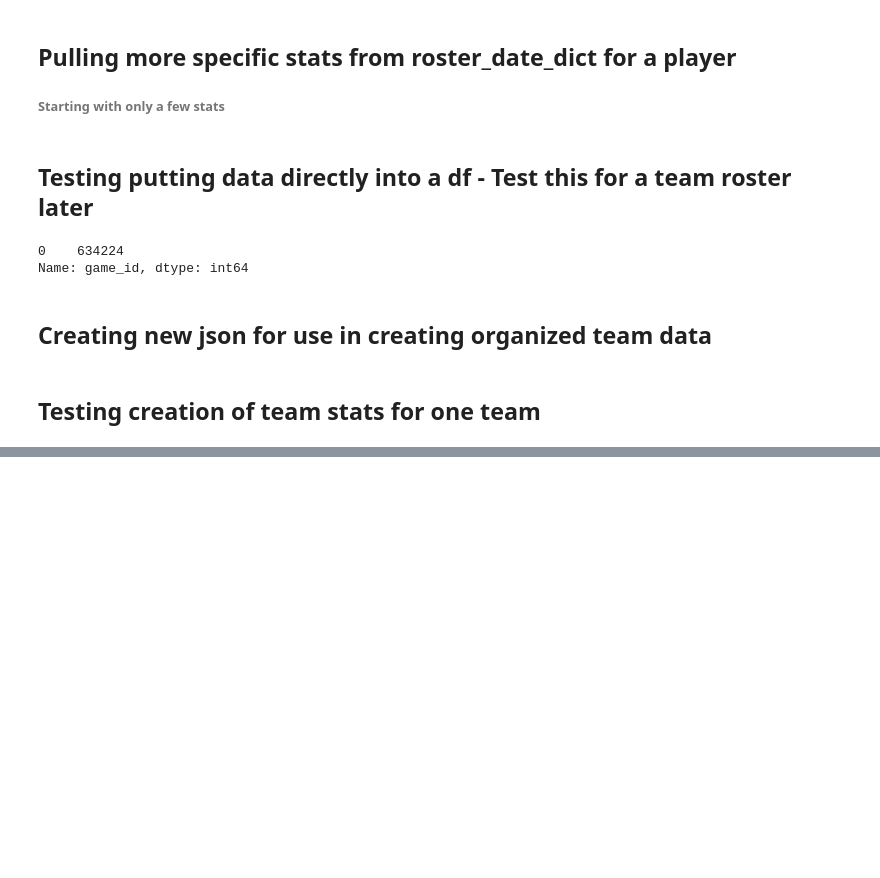
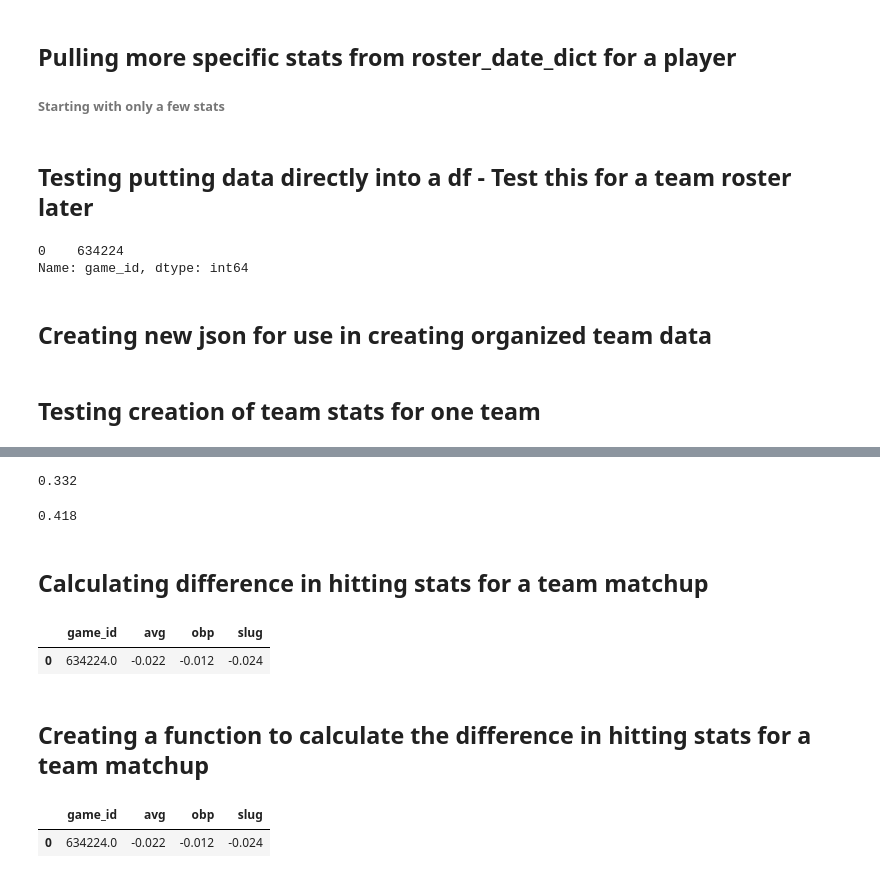
Before and after one commit to P-Smyth/Baseball-Stats-Project, a Jupyter notebook: Baseball Training Data.ipynb, the cells around one changed output, grey strips where cells are left out. Drawn from its saved outputs; the diff is of its cells as text; code cells hidden in the pictures; blank space fills up the shorter version.

Commit message:
Added hitting stats functions

```diff
--- a/Baseball Training Data.ipynb
+++ b/Baseball Training Data.ipynb
@@ -565,2 +565,6 @@ with open('roster_by_group', 'w') as fout:
 # %% [markdown]
 ## Testing creation of team stats for one team
+# %%
+#reading json
+f = open('roster_by_group')
+roster_groups = json.load(f)
@@ -566,0 +599,14 @@ with open('roster_by_group', 'w') as fout:
+# %%
+#Team on base percentage (ops)
+team_obp = round((df['hits'].sum()+df['baseOnBalls'].sum()+df['hitByPitch'].sum())/df['plateAppearances'].sum(),3)
+team_obp
+# %% [output]
+0.332
+# %%
+#Team slugging percentage
+team_slug = round((df['hits'].sum() + df['doubles'].sum() + df['triples'].sum()*2 + df['homeRuns'].sum()*3)/df['atBats'].sum(),3)
+team_slug
+# %% [output]
+0.418
+# %% [markdown]
+##  Calculating difference in hitting stats for a team matchup
@@ -566,0 +646,41 @@ with open('roster_by_group', 'w') as fout:
+# %%
+#Creating a df of relevant away team hitting stats
+
+#Stats we will be using for now
+hitting_stats = ['hits', 'baseOnBalls', 'atBats', 'hitByPitch','doubles', 'triples', 'homeRuns', 'plateAppearances']
+team_hit_stats = ['game_id','avg', 'obp', 'slug']
+
+#Initializing empty df with specified column names
+df_away = pd.DataFrame(columns = team_hit_stats)
+hits = 0
+baseOnBalls = 0
+atBats = 0
+hitByPitch = 0
+doubles = 0
+triples = 0
+homeRuns= 0
+plateAppearances = 0
+
+for j in roster_groups[0]['away_hitting']:
+    try:
+        #Storing all stats as a list - using roster_groups[0]['home_hitting']
+        stat_list = [player_stats(j, '2021-04-05', '2021-10-01', 2021)['hitting'][i] for i in hitting_stats]
+        hits+= stat_list[0]
+        baseOnBalls+= stat_list[1]
+        atBats+= stat_list[2]
+        hitByPitch+= stat_list[3]
+        doubles+= stat_list[4]
+        triples+= stat_list[5]
+        homeRuns+= stat_list[6]
+        plateAppearances+= stat_list[7]
+    except: pass
+        #appending stats to the df
+df_away.loc[len(df)] = [int(roster_groups[0]['game_id']),round(hits/atBats,3),round((hits+baseOnBalls+hitByPitch)/plateAppearances,3),round((hits+doubles+triples*2+homeRuns*3)/atBats,3)]
+# %%
+#Finding difference of home and away team stats
+df.set_index('game_id').subtract(df_away.set_index('game_id'), fill_value =0).reset_index()
+# %% [output]
+|  | game_id | avg | obp | slug |
+| 0 | 634224.0 | -0.022 | -0.012 | -0.024 |
+# %% [markdown]
+## Creating a function to calculate the difference in hitting stats for a team matchup
@@ -566,0 +738,5 @@ with open('roster_by_group', 'w') as fout:
+# %%
+hitting_stats_diff(634224)
+# %% [output]
+|  | game_id | avg | obp | slug |
+| 0 | 634224.0 | -0.022 | -0.012 | -0.024 |
```
Also changed, not shown: parts of 9 cells of this notebook.
